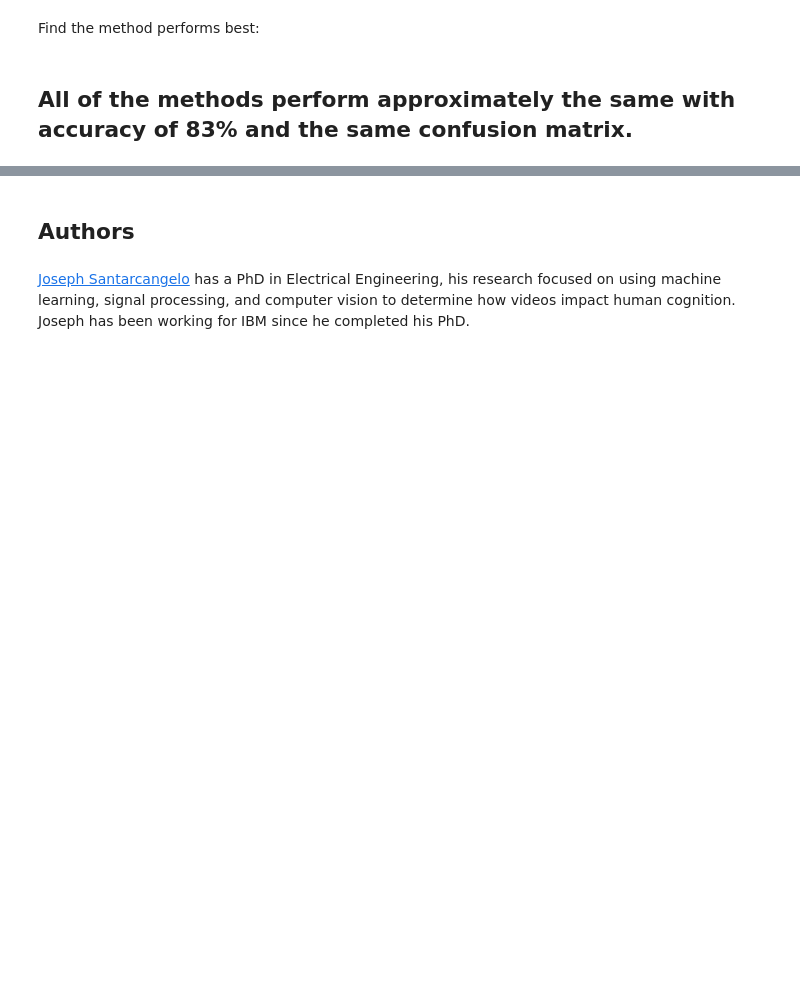
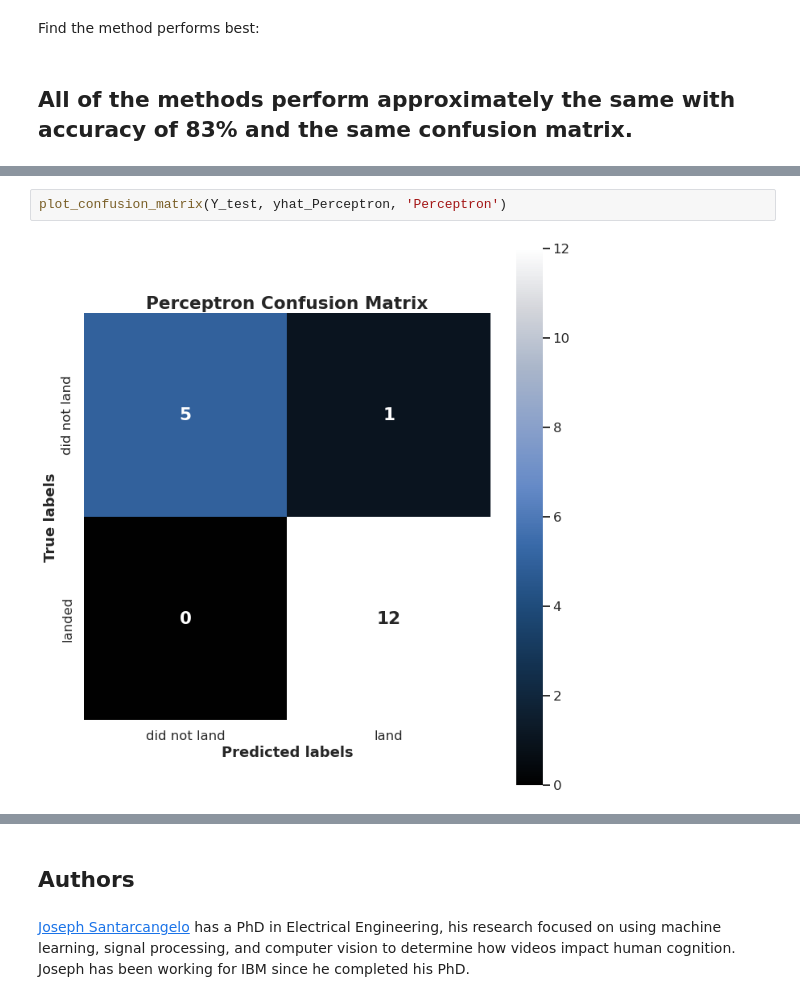
Before and after one commit to bkaras1/bk_applied-data-science-capstone, a Jupyter notebook: 08_Machine_Learning_Prediction_Lab.ipynb, the cells around one changed output, grey strips where cells are left out. Cells and saved outputs as stored; diff of their text form; blank space fills up the shorter version.

```diff
--- a/08_Machine_Learning_Prediction_Lab.ipynb
+++ b/08_Machine_Learning_Prediction_Lab.ipynb
@@ -338,0 +358,4 @@ Find the method performs best:
+# %%
+plot_confusion_matrix(Y_test, yhat_Perceptron, 'Perceptron')
+# %% [output]
+[figure, added]
```
Also changed, not shown: parts of 6 cells of this notebook.
